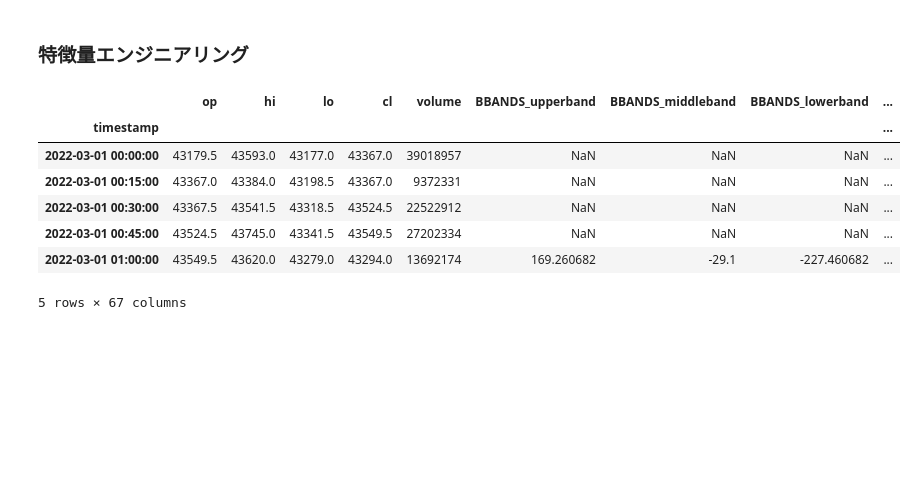
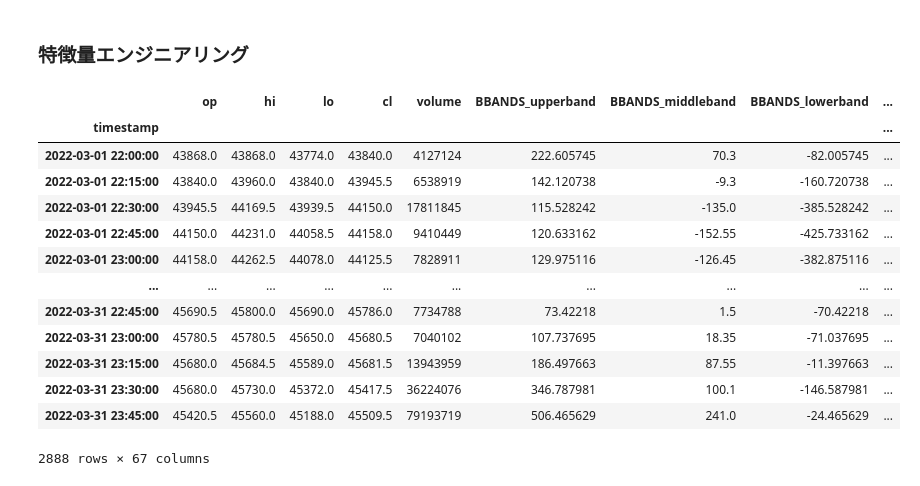
Before and after one commit to CosmoMax10/robin_mlbot_practice, a Jupyter notebook: features_engineering_practice.ipynb, the cells around one changed output. Cells and saved outputs as stored; diff of their text form; code cells hidden in the pictures; blank space fills up the shorter version.

```diff
--- a/features_engineering_practice.ipynb
+++ b/features_engineering_practice.ipynb
@@ -158,12 +160,19 @@ display(time_bar)
 # %%
 df = pd.read_pickle('df_features.pkl')
 df.head()
+df.dropna()
 # %% [output]
 |  | op | hi | lo | cl | volume | BBANDS_upperband | BBANDS_middleband | BBANDS_lowerband | ... |
 | timestamp |  |  |  |  |  |  |  |  | ... |
-| 2022-03-01 00:00:00 | 43179.5 | 43593.0 | 43177.0 | 43367.0 | 39018957 | NaN | NaN | NaN | ... |
-| 2022-03-01 00:15:00 | 43367.0 | 43384.0 | 43198.5 | 43367.0 | 9372331 | NaN | NaN | NaN | ... |
-| 2022-03-01 00:30:00 | 43367.5 | 43541.5 | 43318.5 | 43524.5 | 22522912 | NaN | NaN | NaN | ... |
-| 2022-03-01 00:45:00 | 43524.5 | 43745.0 | 43341.5 | 43549.5 | 27202334 | NaN | NaN | NaN | ... |
-| 2022-03-01 01:00:00 | 43549.5 | 43620.0 | 43279.0 | 43294.0 | 13692174 | 169.260682 | -29.1 | -227.460682 | ... |
+| 2022-03-01 22:00:00 | 43868.0 | 43868.0 | 43774.0 | 43840.0 | 4127124 | 222.605745 | 70.3 | -82.005745 | ... |
+| 2022-03-01 22:15:00 | 43840.0 | 43960.0 | 43840.0 | 43945.5 | 6538919 | 142.120738 | -9.3 | -160.720738 | ... |
+| 2022-03-01 22:30:00 | 43945.5 | 44169.5 | 43939.5 | 44150.0 | 17811845 | 115.528242 | -135.0 | -385.528242 | ... |
+| 2022-03-01 22:45:00 | 44150.0 | 44231.0 | 44058.5 | 44158.0 | 9410449 | 120.633162 | -152.55 | -425.733162 | ... |
+| 2022-03-01 23:00:00 | 44158.0 | 44262.5 | 44078.0 | 44125.5 | 7828911 | 129.975116 | -126.45 | -382.875116 | ... |
+| ... | ... | ... | ... | ... | ... | ... | ... | ... | ... |
+| 2022-03-31 22:45:00 | 45690.5 | 45800.0 | 45690.0 | 45786.0 | 7734788 | 73.42218 | 1.5 | -70.42218 | ... |
+| 2022-03-31 23:00:00 | 45780.5 | 45780.5 | 45650.0 | 45680.5 | 7040102 | 107.737695 | 18.35 | -71.037695 | ... |
+| 2022-03-31 23:15:00 | 45680.0 | 45684.5 | 45589.0 | 45681.5 | 13943959 | 186.497663 | 87.55 | -11.397663 | ... |
+| 2022-03-31 23:30:00 | 45680.0 | 45730.0 | 45372.0 | 45417.5 | 36224076 | 346.787981 | 100.1 | -146.587981 | ... |
+| 2022-03-31 23:45:00 | 45420.5 | 45560.0 | 45188.0 | 45509.5 | 79193719 | 506.465629 | 241.0 | -24.465629 | ... |
-5 rows × 67 columns
+2888 rows × 67 columns
```
Also changed, not shown: parts of 14 cells of this notebook.
